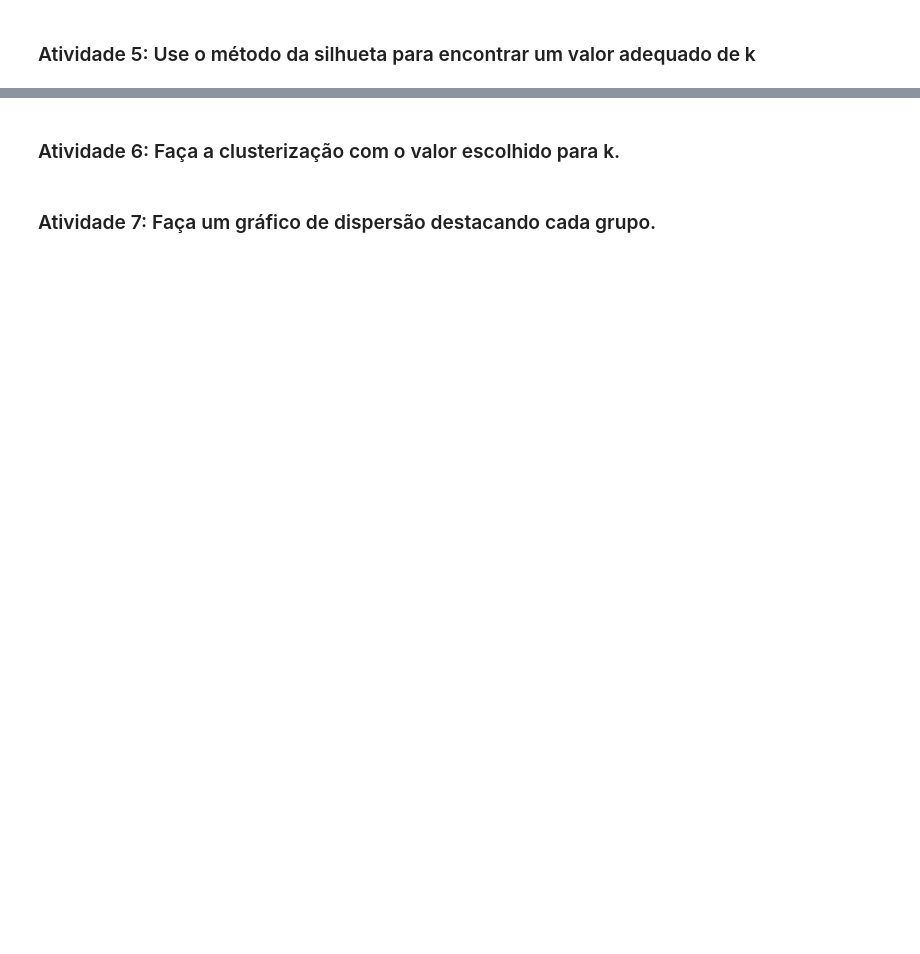
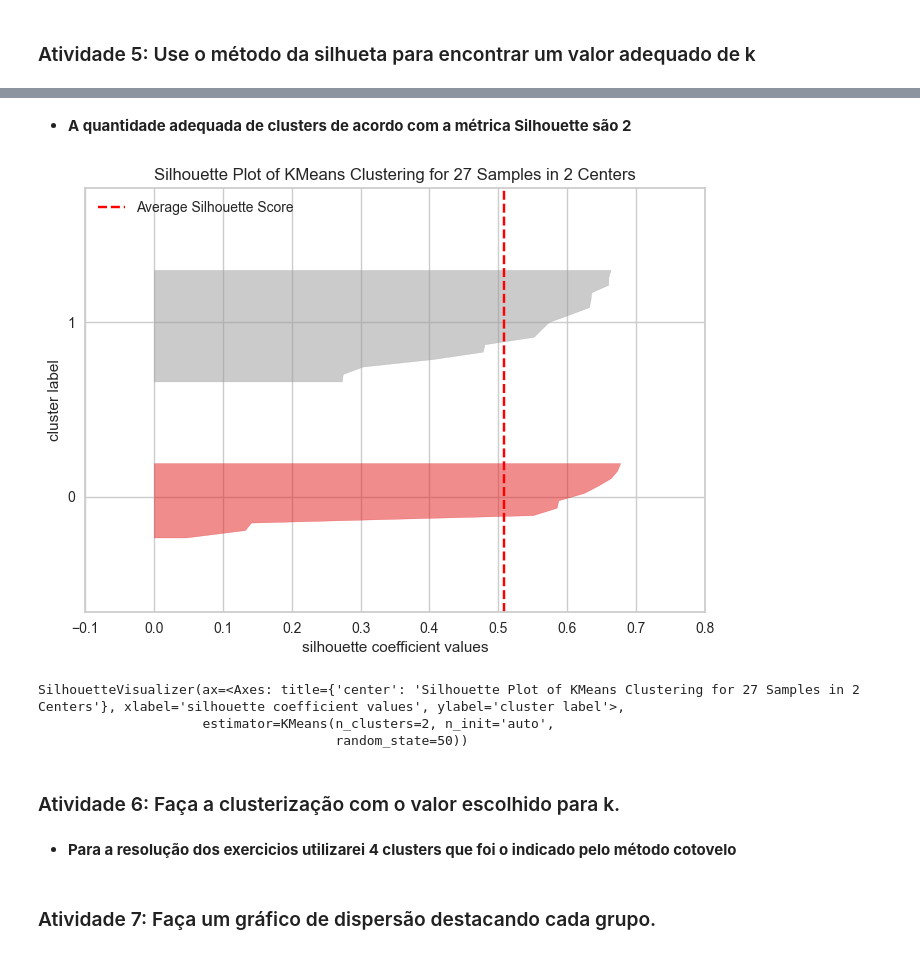
Before and after one commit to AurelioGuilherme/Sirius, a Jupyter notebook: 2 - Estatistica descritiva II/S1D4/Notebook/Semana3_Exercício.ipynb, the cells around one changed output, grey strips where cells are left out. Drawn from its saved outputs; the diff is of its cells as text; code cells hidden in the pictures; blank space fills up the shorter version.

```diff
--- a/2 - Estatistica descritiva II/S1D4/Notebook/Semana3_Exercício.ipynb
+++ b/2 - Estatistica descritiva II/S1D4/Notebook/Semana3_Exercício.ipynb
@@ -23,2 +155,12 @@
+# %% [markdown]
+* **A quantidade adequada de clusters de acordo com a métrica Silhouette são 2**
+# %%
+# Silhouette plot
+silhouette_visualizer(KMeans(n_clusters=2, n_init='auto', random_state = 50), X)
+# %% [output]
+[figure, added]
+SilhouetteVisualizer(ax=<Axes: title={'center': 'Silhouette Plot of KMeans Clustering for 27 Samples in 2 Centers'}, xlabel='silhouette coefficient values', ylabel='cluster label'>,
+                     estimator=KMeans(n_clusters=2, n_init='auto',
+                                      random_state=50))
 # %% [markdown]
 ### Atividade 6: Faça a clusterização com o valor escolhido para k.
@@ -27,2 +174,4 @@
+# %% [markdown]
+* **Para a resolução dos exercicios utilizarei 4 clusters que foi o indicado pelo método cotovelo**
 # %% [markdown]
 ### Atividade 7: Faça um gráfico de dispersão destacando cada grupo.
```
Also changed, not shown: parts of 42 cells of this notebook.
